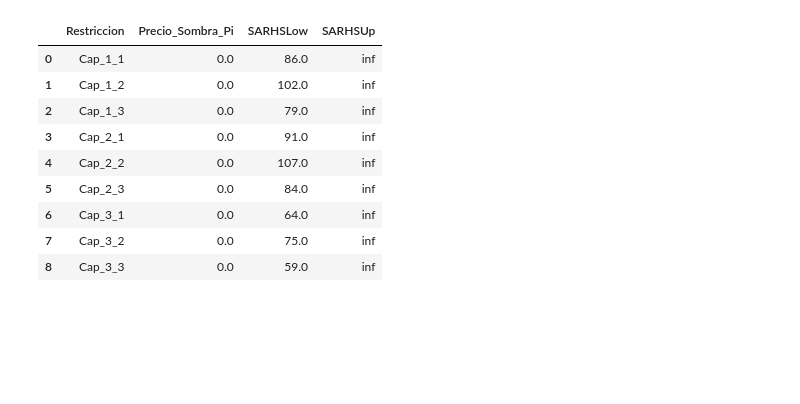
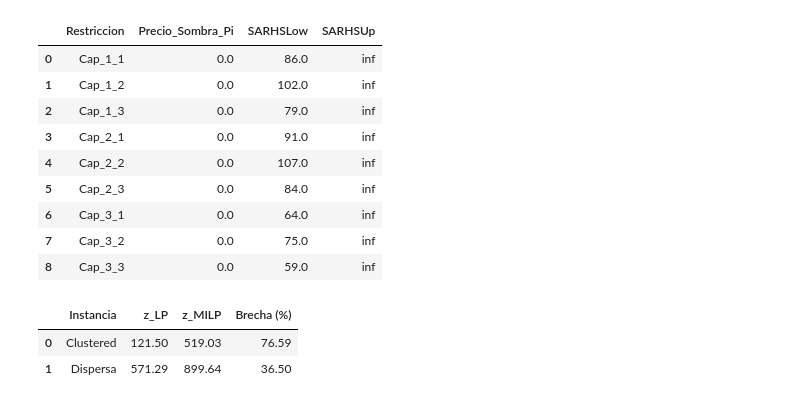
Before and after one commit to Mazulini/Tarea-2---optimizacion, a Jupyter notebook: opti_corregido.ipynb, the cells around one changed output. Saved outputs shown, nothing was run; the diff lists cells and outputs as text; code cells hidden in the pictures; blank space fills up the shorter version.

```diff
--- a/opti_corregido.ipynb
+++ b/opti_corregido.ipynb
@@ -489,3 +492,34 @@ sensibilidad_2
 | 6 | Cap_3_1 | 0.0 | 64.0 | inf |
 | 7 | Cap_3_2 | 0.0 | 75.0 | inf |
 | 8 | Cap_3_3 | 0.0 | 59.0 | inf |
+# %%
+def resumen_relajacion(df, instancia):
+    z_lp = df.loc[
+        df["Configuracion"] == "LP Relax",
+        "Valor_Objetivo"
+    ].iloc[0]
+
+    z_milp = df.loc[
+        df["Configuracion"] == "Baseline",
+        "Valor_Objetivo"
+    ].iloc[0]
+
+    brecha = (z_milp - z_lp) / z_milp * 100
+
+    return {
+        "Instancia": instancia,
+        "z_LP": z_lp,
+        "z_MILP": z_milp,
+        "Brecha (%)": brecha
+    }
+
+tabla_relajacion = pd.DataFrame([
+    resumen_relajacion(resultados_1, "Clustered"),
+    resumen_relajacion(resultados_2, "Dispersa")
+])
+
+display(tabla_relajacion.round(2))
+# %% [output]
+|  | Instancia | z_LP | z_MILP | Brecha (%) |
+| 0 | Clustered | 121.50 | 519.03 | 76.59 |
+| 1 | Dispersa | 571.29 | 899.64 | 36.50 |
```
Also changed, not shown: parts of 10 cells of this notebook, 1 other file.
